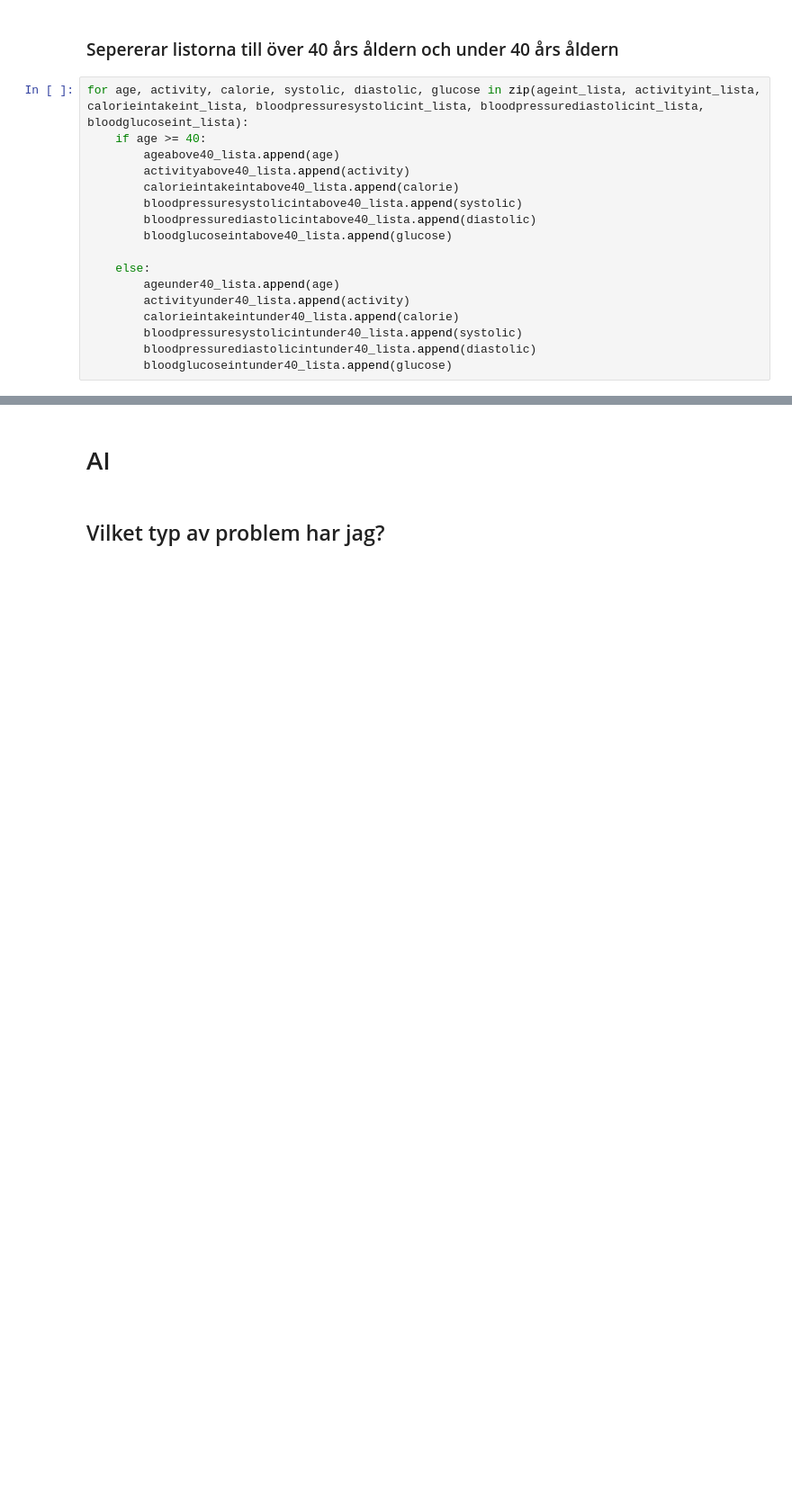
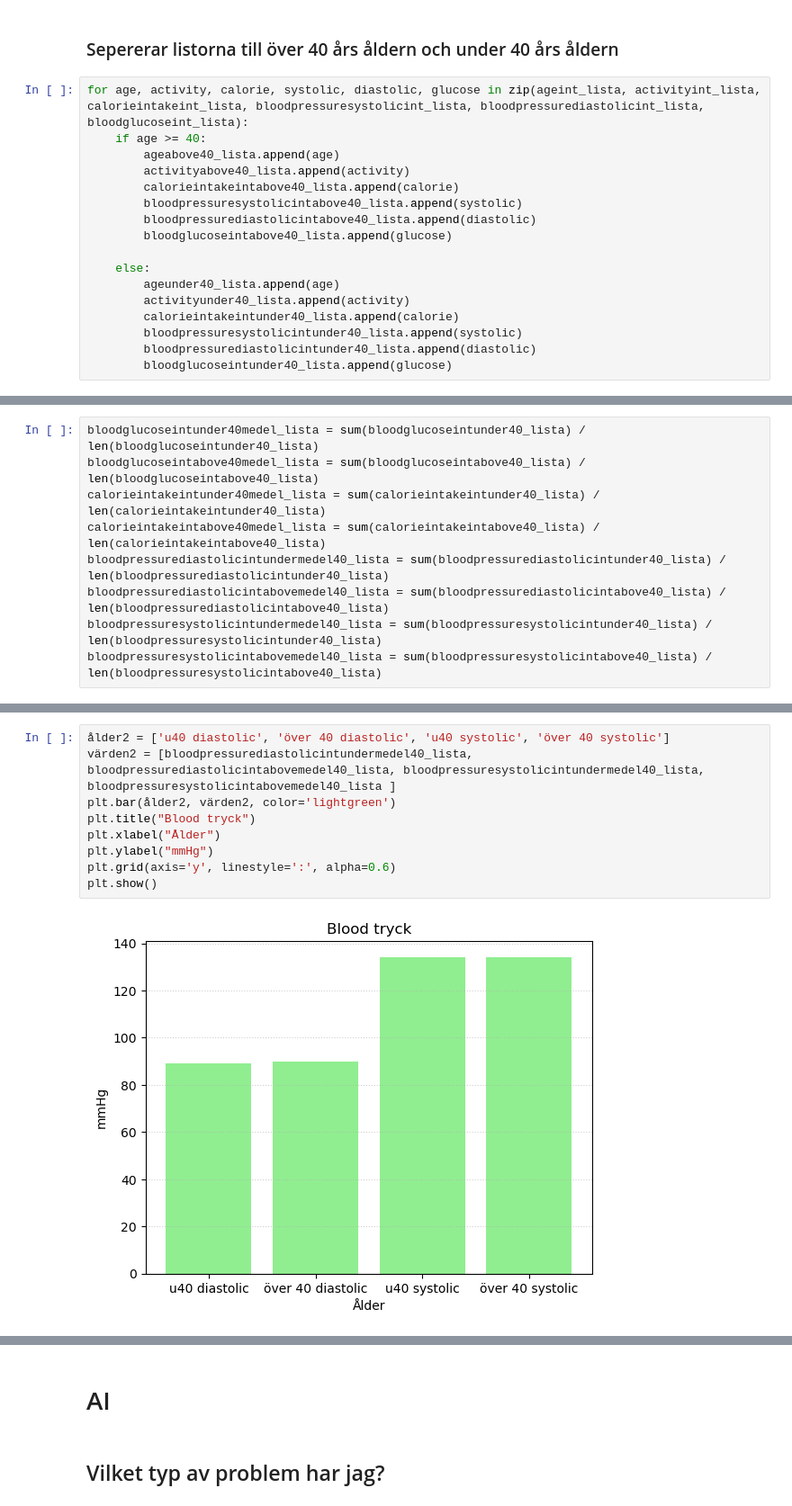
Before and after one commit to Rungy/Data-Visualisering, a Jupyter notebook: DiabetesData.ipynb, the cells around one changed output, grey strips where cells are left out. Shown at 90% size. Drawn from its saved outputs; the diff is of its cells as text; blank space fills up the shorter version.

```diff
--- a/DiabetesData.ipynb
+++ b/DiabetesData.ipynb
@@ -103,0 +141,9 @@ bloodglucoseintunder40medel_lista = sum(bloodglucoseintunder40_lista) / len(bloo
+# %%
+bloodglucoseintunder40medel_lista = sum(bloodglucoseintunder40_lista) / len(bloodglucoseintunder40_lista)
+bloodglucoseintabove40medel_lista = sum(bloodglucoseintabove40_lista) / len(bloodglucoseintabove40_lista)
+calorieintakeintunder40medel_lista = sum(calorieintakeintunder40_lista) / len(calorieintakeintunder40_lista)
+calorieintakeintabove40medel_lista = sum(calorieintakeintabove40_lista) / len(calorieintakeintabove40_lista)
+bloodpressurediastolicintundermedel40_lista = sum(bloodpressurediastolicintunder40_lista) / len(bloodpressurediastolicintunder40_lista)
+bloodpressurediastolicintabovemedel40_lista = sum(bloodpressurediastolicintabove40_lista) / len(bloodpressurediastolicintabove40_lista)
+bloodpressuresystolicintundermedel40_lista = sum(bloodpressuresystolicintunder40_lista) / len(bloodpressuresystolicintunder40_lista)
+bloodpressuresystolicintabovemedel40_lista = sum(bloodpressuresystolicintabove40_lista) / len(bloodpressuresystolicintabove40_lista)
@@ -103,0 +174,11 @@ bloodglucoseintunder40medel_lista = sum(bloodglucoseintunder40_lista) / len(bloo
+# %%
+ålder2 = ['u40 diastolic', 'över 40 diastolic', 'u40 systolic', 'över 40 systolic']
+värden2 = [bloodpressurediastolicintundermedel40_lista, bloodpressurediastolicintabovemedel40_lista, bloodpressuresystolicintundermedel40_lista, bloodpressuresystolicintabovemedel40_lista ]
+plt.bar(ålder2, värden2, color='lightgreen')
+plt.title("Blood tryck")
+plt.xlabel("Ålder")
+plt.ylabel("mmHg")
+plt.grid(axis='y', linestyle=':', alpha=0.6)
+plt.show()
+# %% [output]
+[figure, added]
```
Also changed, not shown: parts of 20 cells of this notebook.
